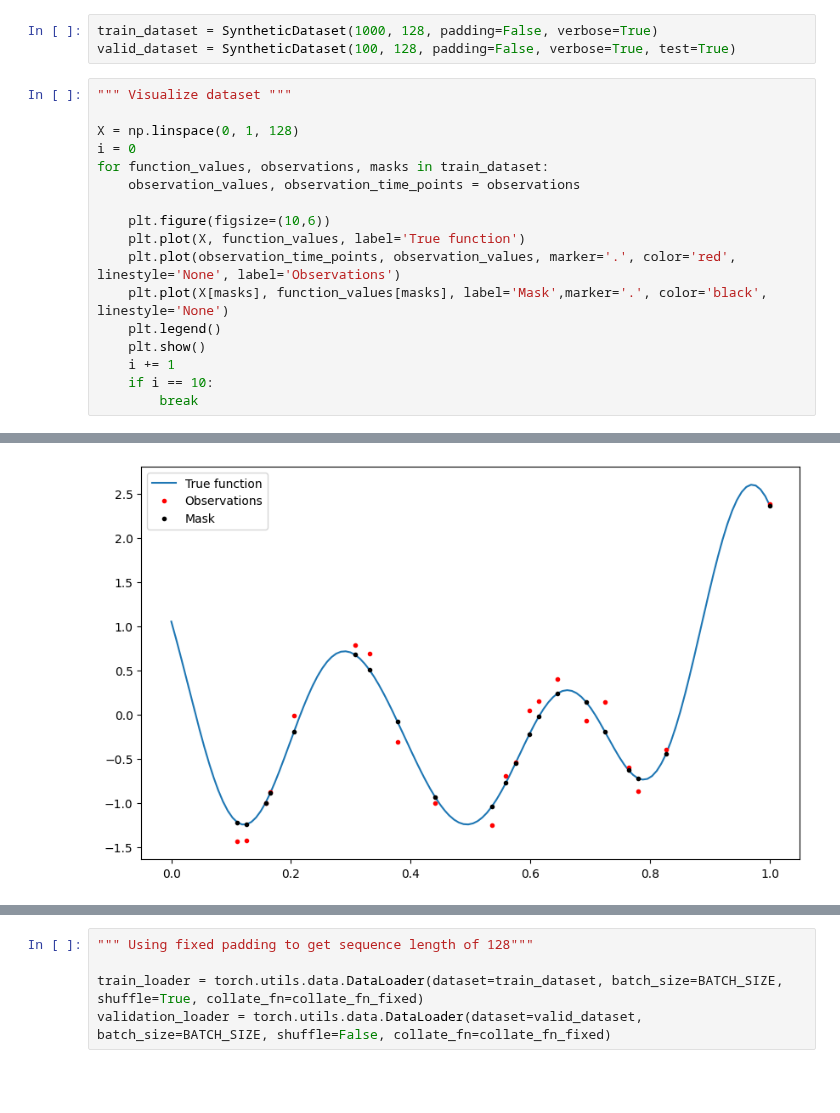
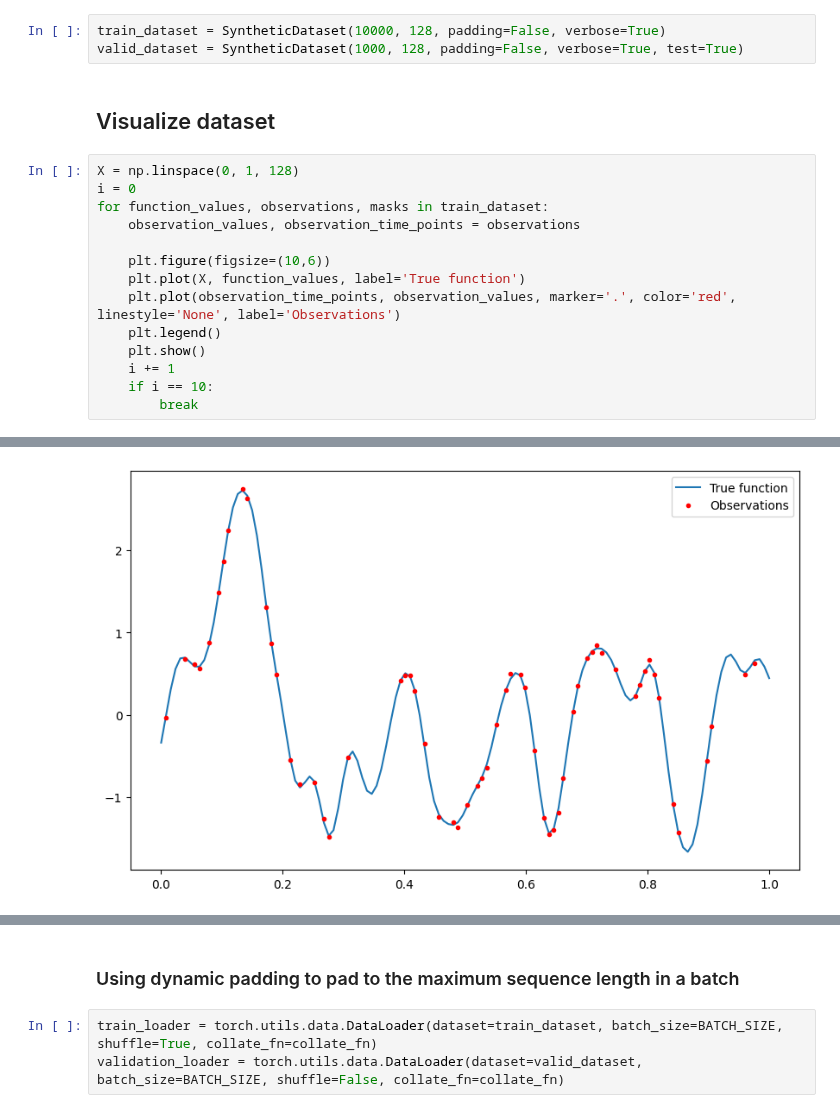
Before and after one commit to Arwin1906/Lab_-Zero_Shot, a Jupyter notebook: Task_1/test.ipynb, the cells around one changed output, grey strips where cells are left out. Drawn from its saved outputs; the diff is of its cells as text; blank space fills up the shorter version.

```diff
--- a/Task_1/test.ipynb
+++ b/Task_1/test.ipynb
@@ -21,11 +21,11 @@ from torch.utils.tensorboard import SummaryWriter
 device = torch.device("cuda" if torch.cuda.is_available() else "cpu")
 BATCH_SIZE = 256
 # %%
-train_dataset = SyntheticDataset(1000, 128, padding=False, verbose=True)
-valid_dataset = SyntheticDataset(100, 128, padding=False, verbose=True, test=True)
+train_dataset = SyntheticDataset(10000, 128, padding=False, verbose=True)
+valid_dataset = SyntheticDataset(1000, 128, padding=False, verbose=True, test=True)
+# %% [markdown]
+## Visualize dataset
 # %%
-""" Visualize dataset """
-
 X = np.linspace(0, 1, 128)
 i = 0
 for function_values, observations, masks in train_dataset:
@@ -34,7 +34,6 @@ for function_values, observations, masks in train_dataset:
     plt.figure(figsize=(10,6))
     plt.plot(X, function_values, label='True function')
     plt.plot(observation_time_points, observation_values, marker='.', color='red', linestyle='None', label='Observations')
-    plt.plot(X[masks], function_values[masks], label='Mask',marker='.', color='black', linestyle='None')
     plt.legend()
     plt.show()
     i += 1
@@ -46 +45 @@ for function_values, observations, masks in train_dataset:
-[figure, old version]
+[figure, new version]
@@ -54,8 +53,8 @@ for function_values, observations, masks in train_dataset:
+# %% [markdown]
+### Using dynamic padding to pad to the maximum sequence length in a batch
 # %%
-""" Using fixed padding to get sequence length of 128"""
-
-train_loader = torch.utils.data.DataLoader(dataset=train_dataset, batch_size=BATCH_SIZE, shuffle=True, collate_fn=collate_fn_fixed)
-validation_loader = torch.utils.data.DataLoader(dataset=valid_dataset, batch_size=BATCH_SIZE, shuffle=False, collate_fn=collate_fn_fixed)
+train_loader = torch.utils.data.DataLoader(dataset=train_dataset, batch_size=BATCH_SIZE, shuffle=True, collate_fn=collate_fn)
+validation_loader = torch.utils.data.DataLoader(dataset=valid_dataset, batch_size=BATCH_SIZE, shuffle=False, collate_fn=collate_fn)
 # %%
 for (true_values, observations, masks) in train_loader:
     values, times = observations
```
Also changed, not shown: parts of 9 cells of this notebook, 10 other files.
